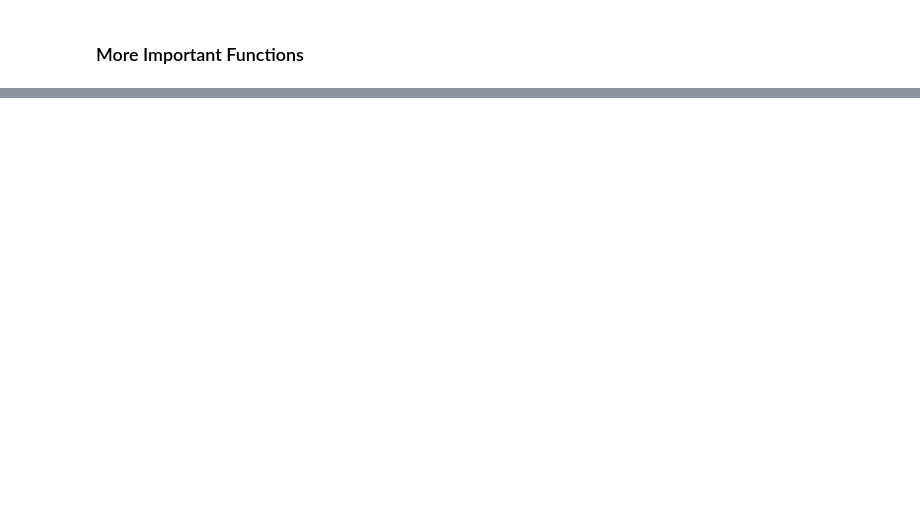
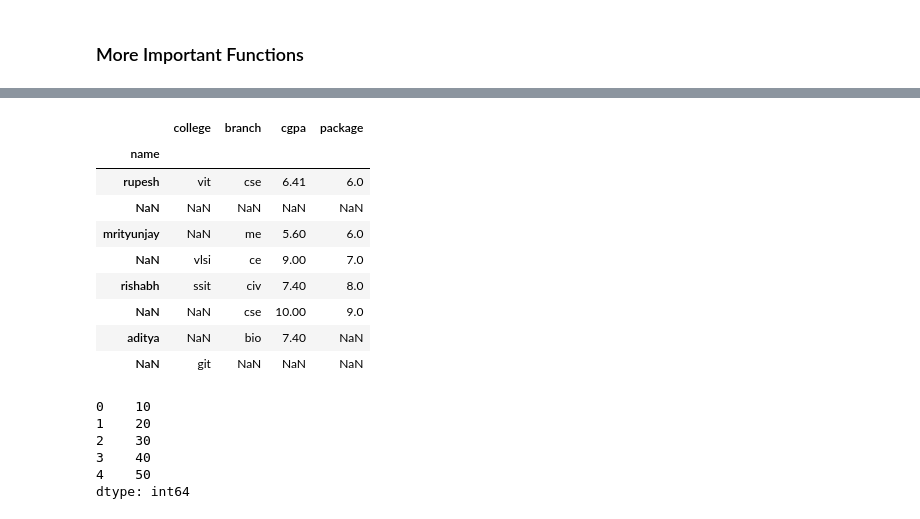
Before and after one commit to Apurba1903/Pandas, a Jupyter notebook: Week 6 dataframe_methods.ipynb, the cells around one changed output, grey strips where cells are left out. Cells and saved outputs as stored; diff of their text form; code cells hidden in the pictures; blank space fills up the shorter version.

Commit message:
important fucntions like dropna, fillna, set_index, ect

```diff
--- a/Week 6 dataframe_methods.ipynb
+++ b/Week 6 dataframe_methods.ipynb
@@ -174,2 +379,0 @@ students.dropna(subset=['name','college'])
-# %%
-students.dropna(inplace=True)
@@ -212,4 +379,0 @@ students
-# %%
-students.drop(columns=['branch','cgpa'],inplace=True)
-# %%
-students.set_index('name').drop(index=['nitish','aditya'])
@@ -223,0 +605,30 @@ def sigmoid(value):
+# %%
+# drop (dataframe) for rows
+
+students.drop(index=[0,8]) # Works for variable index
+
+
+students.set_index('name').drop(index=['nitish','ankit']) # Works for string index as well
+# %% [output]
+|  | college | branch | cgpa | package |
+| name |  |  |  |  |
+| rupesh | vit | cse | 6.41 | 6.0 |
+| NaN | NaN | NaN | NaN | NaN |
+| mrityunjay | NaN | me | 5.60 | 6.0 |
+| NaN | vlsi | ce | 9.00 | 7.0 |
+| rishabh | ssit | civ | 7.40 | 8.0 |
+| NaN | NaN | cse | 10.00 | 9.0 |
+| aditya | NaN | bio | 7.40 | NaN |
+| NaN | git | NaN | NaN | NaN |
+# %%
+# apply (series)
+
+temp = pd.Series([10,20,30,40,50])
+temp
+# %% [output]
+0    10
+1    20
+2    30
+3    40
+4    50
+dtype: int64
```
Also changed, not shown: parts of 102 cells of this notebook.
